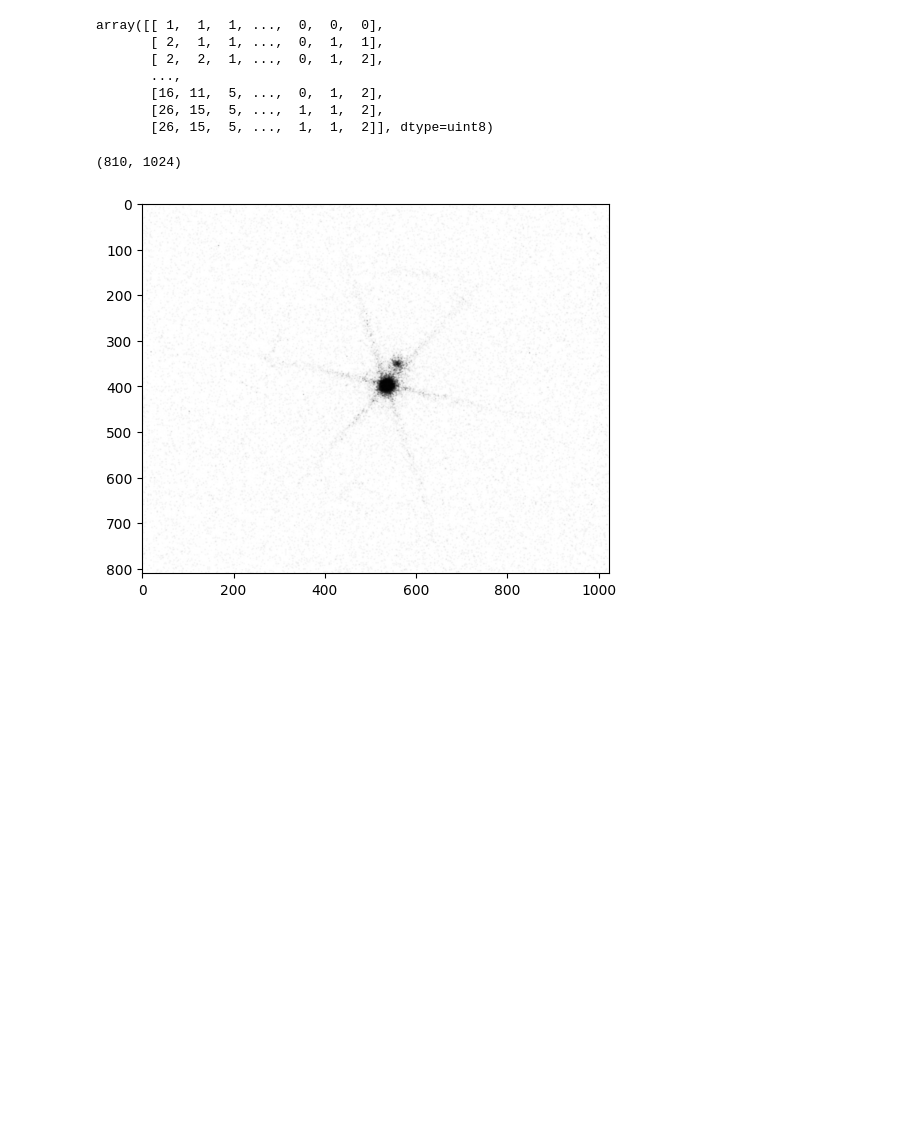
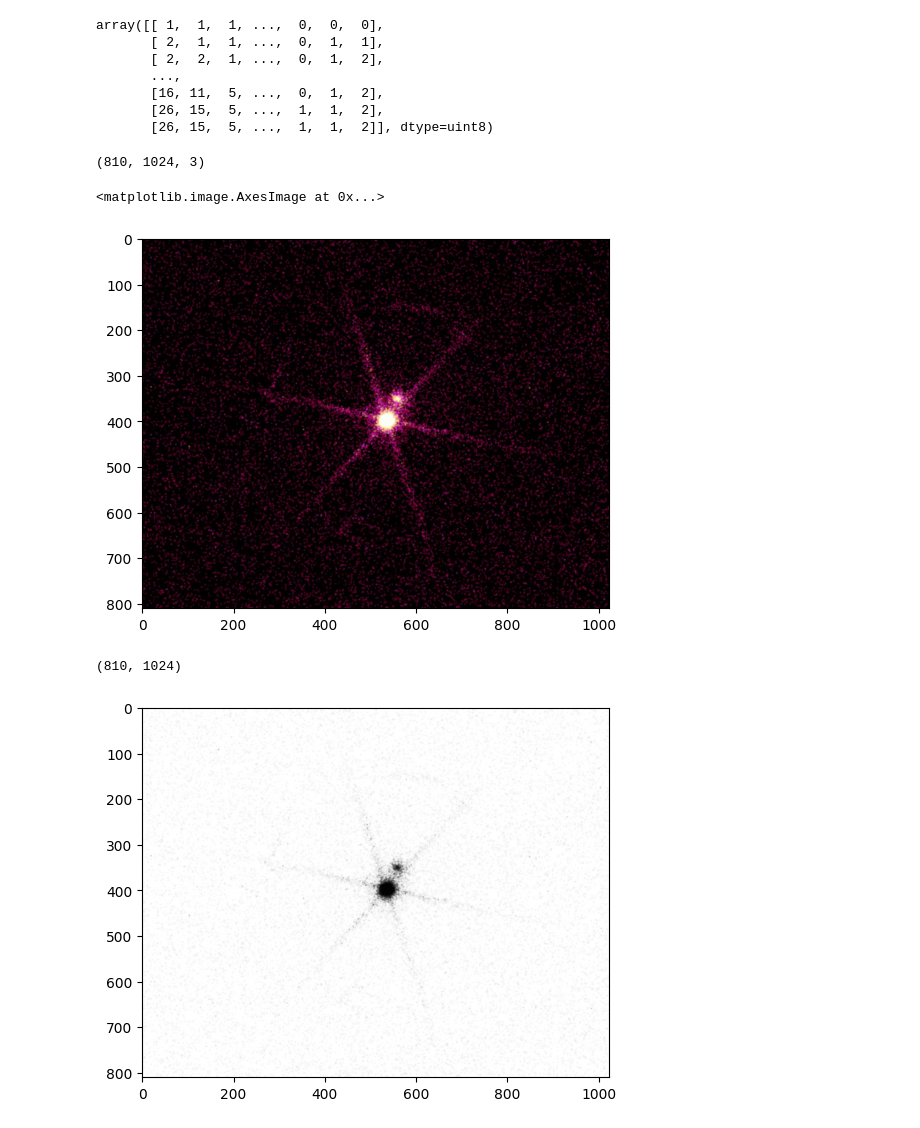
Before and after one commit to Yurivanderburg/II_GAN, a Jupyter notebook: Tests.ipynb, the cells around one changed output. Saved outputs shown, nothing was run; the diff lists cells and outputs as text; code cells hidden in the pictures; blank space fills up the shorter version.

```diff
--- a/Tests.ipynb
+++ b/Tests.ipynb
@@ -27,4 +26,13 @@ array([[ 1,  1,  1, ...,  0,  0,  0],
        [16, 11,  5, ...,  0,  1,  2],
        [26, 15,  5, ...,  1,  1,  2],
        [26, 15,  5, ...,  1,  1,  2]], dtype=uint8)
+# %%
+print(img.shape)
+# %% [output]
+(810, 1024, 3)
+# %%
+plt.imshow(img)
+# %% [output]
+<matplotlib.image.AxesImage at 0x...>
+[figure, added]
 # %%
```
Also changed, not shown: parts of 5 cells of this notebook, 1 other file.
